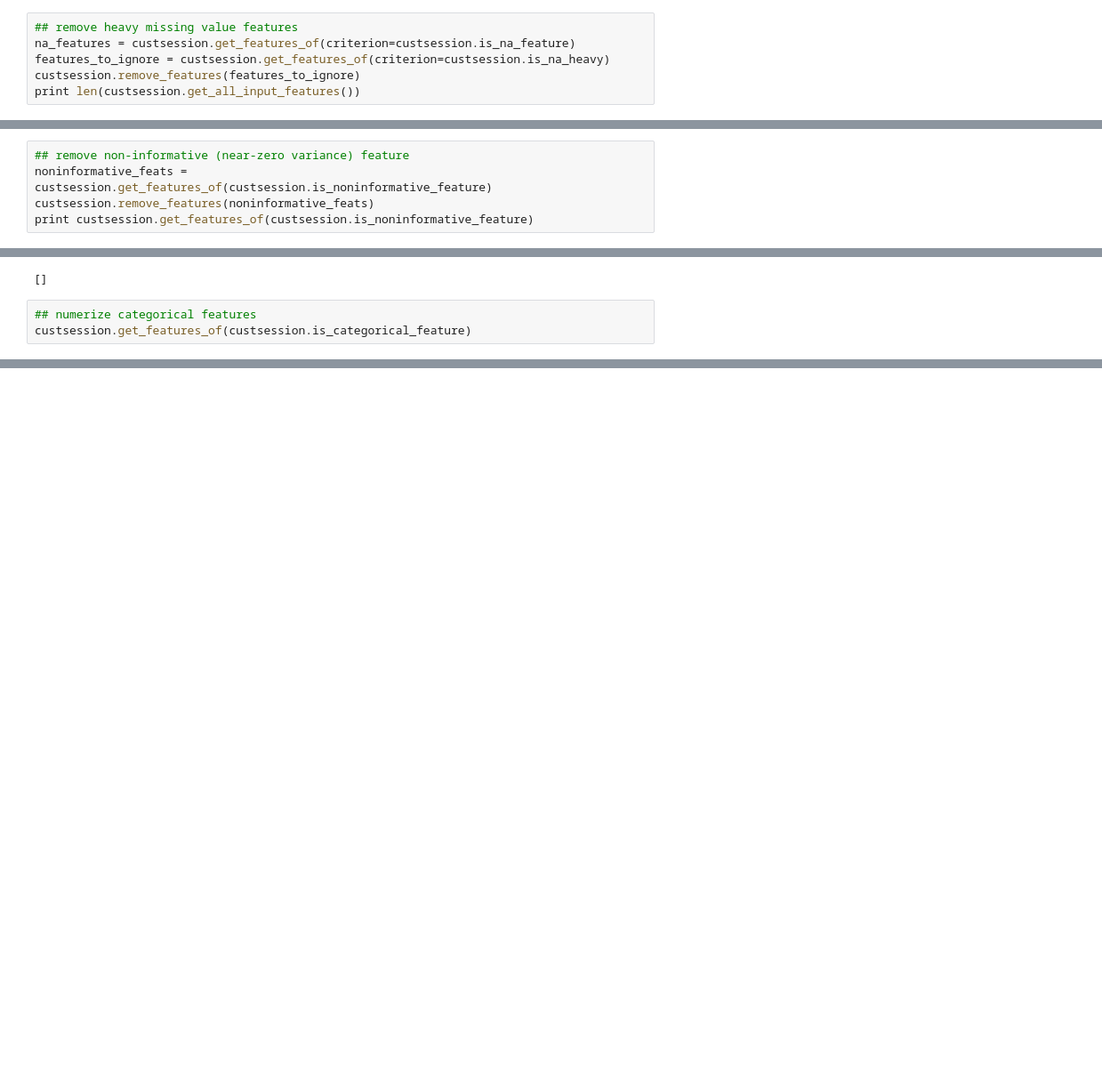
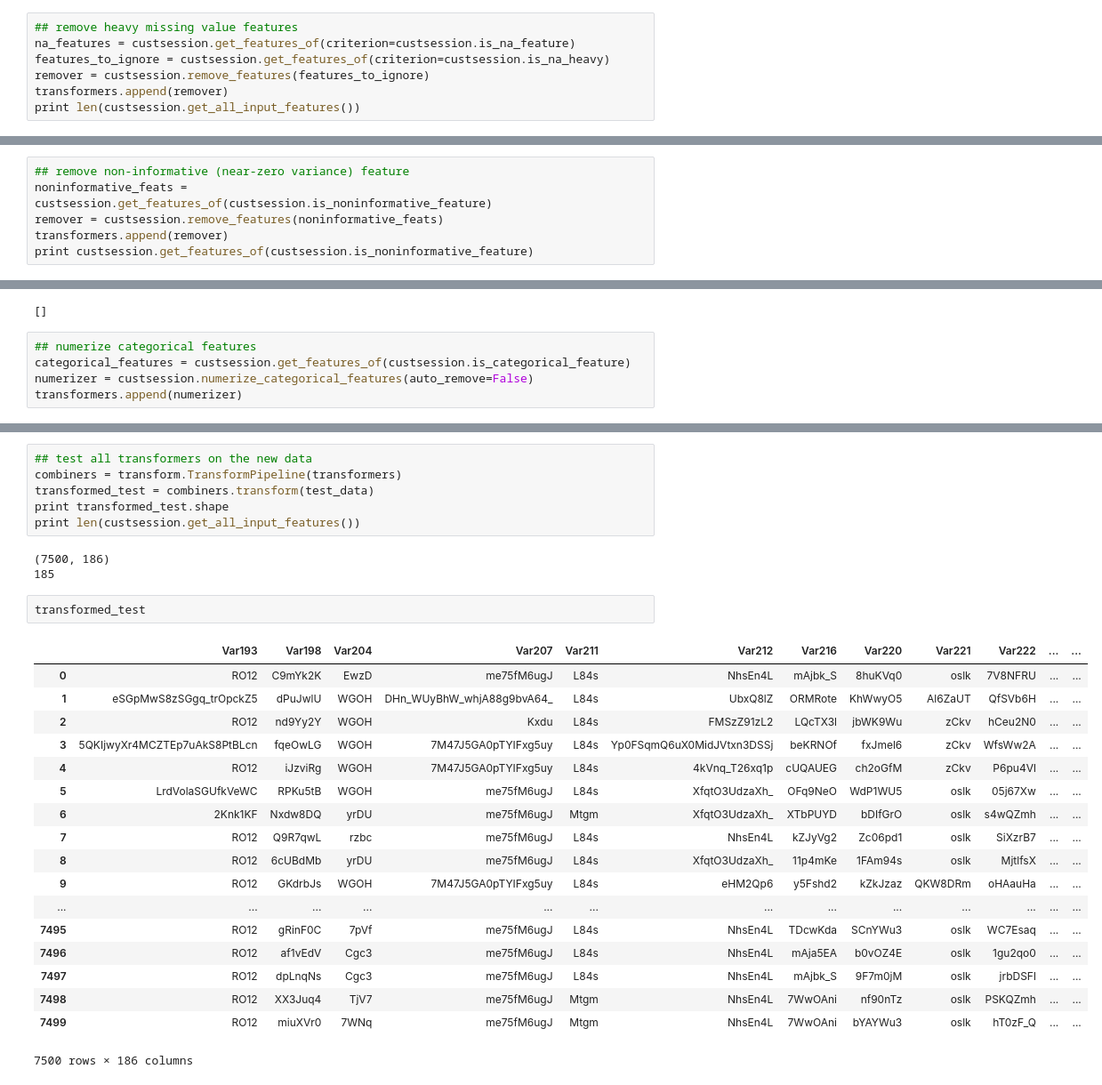
Before and after one commit to dolaameng/practical_munging_tools, a Jupyter notebook: exploration v2.ipynb, the cells around one changed output, grey strips where cells are left out. Shown at 89% size. Cells and saved outputs as stored; diff of their text form; blank space fills up the shorter version.

Commit message:
finish the numerization of discrete features and transformer returning

```diff
--- a/exploration v2.ipynb
+++ b/exploration v2.ipynb
@@ -41,7 +50,8 @@ all_features.difference(np.union1d(numerical_features, categorical_features))
 ## remove heavy missing value features
 na_features = custsession.get_features_of(criterion=custsession.is_na_feature)
 features_to_ignore = custsession.get_features_of(criterion=custsession.is_na_heavy)
-custsession.remove_features(features_to_ignore)
+remover = custsession.remove_features(features_to_ignore)
+transformers.append(remover)
 print len(custsession.get_all_input_features())
 # %% [output]
 77
@@ -68,7 +78,8 @@ print custsession.get_features_of(custsession.is_na_feature)
 # %%
 ## remove non-informative (near-zero variance) feature
 noninformative_feats = custsession.get_features_of(custsession.is_noninformative_feature)
-custsession.remove_features(noninformative_feats)
+remover = custsession.remove_features(noninformative_feats)
+transformers.append(remover)
 print custsession.get_features_of(custsession.is_noninformative_feature)
 # %% [output]
 []
@@ -97,4 +108,6 @@ custsession.find_redundant_features()
 []
 # %%
 ## numerize categorical features
-custsession.get_features_of(custsession.is_categorical_feature)
+categorical_features = custsession.get_features_of(custsession.is_categorical_feature)
+numerizer = custsession.numerize_categorical_features(auto_remove=False)
+transformers.append(numerizer)
@@ -118,0 +134,30 @@ array(['Var193', 'Var198', 'Var204', 'Var207', 'Var211', 'Var212',
+# %%
+## test all transformers on the new data
+combiners = transform.TransformPipeline(transformers)
+transformed_test = combiners.transform(test_data)
+print transformed_test.shape
+print len(custsession.get_all_input_features())
+# %% [output]
+(7500, 186)
+185
+# %%
+transformed_test
+# %% [output]
+|  | Var193 | Var198 | Var204 | Var207 | Var211 | Var212 | Var216 | Var220 | Var221 | Var222 | ... | ... |
+| 0 | RO12 | C9mYk2K | EwzD | me75fM6ugJ | L84s | NhsEn4L | mAjbk_S | 8huKVq0 | oslk | 7V8NFRU | ... | ... |
+| 1 | eSGpMwS8zSGgq_trOpckZ5 | dPuJwlU | WGOH | DHn_WUyBhW_whjA88g9bvA64_ | L84s | UbxQ8lZ | ORMRote | KhWwyO5 | Al6ZaUT | QfSVb6H | ... | ... |
+| 2 | RO12 | nd9Yy2Y | WGOH | Kxdu | L84s | FMSzZ91zL2 | LQcTX3l | jbWK9Wu | zCkv | hCeu2N0 | ... | ... |
+| 3 | 5QKIjwyXr4MCZTEp7uAkS8PtBLcn | fqeOwLG | WGOH | 7M47J5GA0pTYIFxg5uy | L84s | Yp0FSqmQ6uX0MidJVtxn3DSSj | beKRNOf | fxJmel6 | zCkv | WfsWw2A | ... | ... |
+| 4 | RO12 | iJzviRg | WGOH | 7M47J5GA0pTYIFxg5uy | L84s | 4kVnq_T26xq1p | cUQAUEG | ch2oGfM | zCkv | P6pu4Vl | ... | ... |
+| 5 | LrdVolaSGUfkVeWC | RPKu5tB | WGOH | me75fM6ugJ | L84s | XfqtO3UdzaXh_ | OFq9NeO | WdP1WU5 | oslk | 05j67Xw | ... | ... |
+| 6 | 2Knk1KF | Nxdw8DQ | yrDU | me75fM6ugJ | Mtgm | XfqtO3UdzaXh_ | XTbPUYD | bDIfGrO | oslk | s4wQZmh | ... | ... |
+| 7 | RO12 | Q9R7qwL | rzbc | me75fM6ugJ | L84s | NhsEn4L | kZJyVg2 | Zc06pd1 | oslk | SiXzrB7 | ... | ... |
+| 8 | RO12 | 6cUBdMb | yrDU | me75fM6ugJ | L84s | XfqtO3UdzaXh_ | 11p4mKe | 1FAm94s | oslk | MjtlfsX | ... | ... |
+| 9 | RO12 | GKdrbJs | WGOH | 7M47J5GA0pTYIFxg5uy | L84s | eHM2Qp6 | y5Fshd2 | kZkJzaz | QKW8DRm | oHAauHa | ... | ... |
+| ... | ... | ... | ... | ... | ... | ... | ... | ... | ... | ... | ... | ... |
+| 7495 | RO12 | gRinF0C | 7pVf | me75fM6ugJ | L84s | NhsEn4L | TDcwKda | SCnYWu3 | oslk | WC7Esaq | ... | ... |
+| 7496 | RO12 | af1vEdV | Cgc3 | me75fM6ugJ | L84s | NhsEn4L | mAja5EA | b0vOZ4E | oslk | 1gu2qo0 | ... | ... |
+| 7497 | RO12 | dpLnqNs | Cgc3 | me75fM6ugJ | L84s | NhsEn4L | mAjbk_S | 9F7m0jM | oslk | jrbDSFl | ... | ... |
+| 7498 | RO12 | XX3Juq4 | TjV7 | me75fM6ugJ | Mtgm | NhsEn4L | 7WwOAni | nf90nTz | oslk | PSKQZmh | ... | ... |
+| 7499 | RO12 | miuXVr0 | 7WNq | me75fM6ugJ | Mtgm | NhsEn4L | 7WwOAni | bYAYWu3 | oslk | hT0zF_Q | ... | ... |
+7500 rows × 186 columns
```
Also changed, not shown: parts of 4 cells of this notebook, 2 other files.
